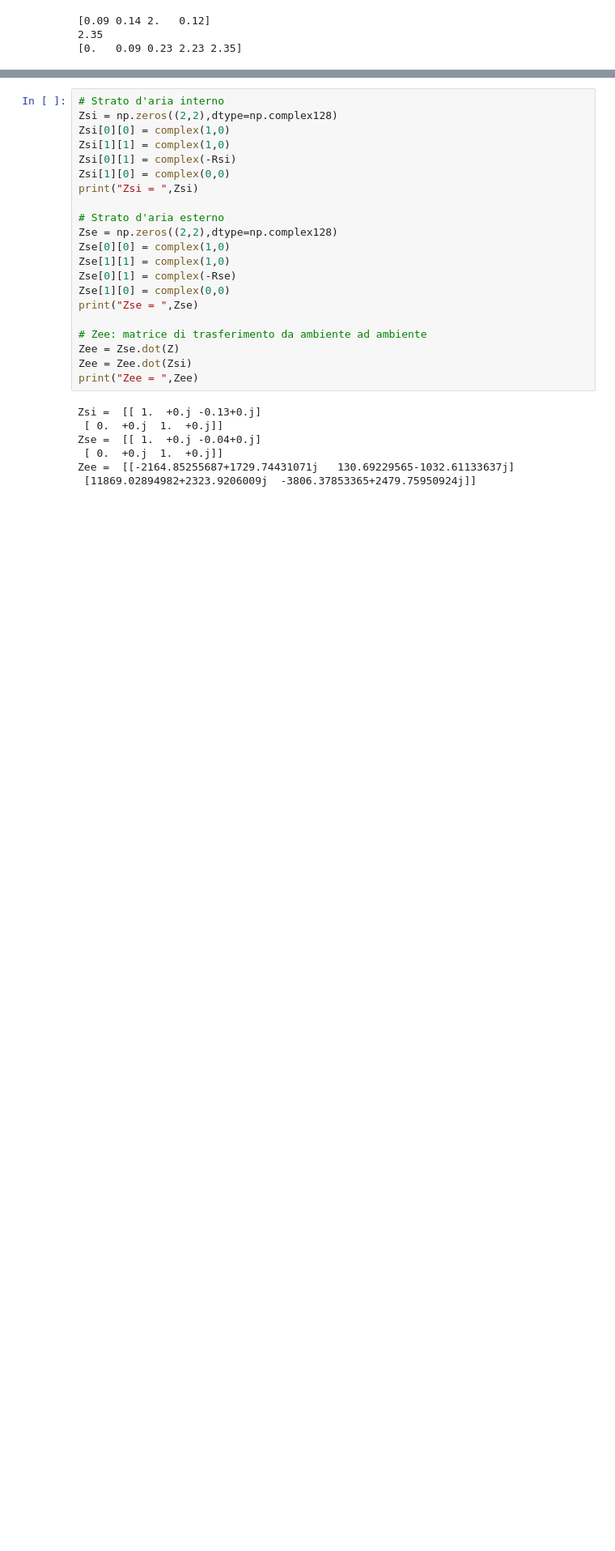
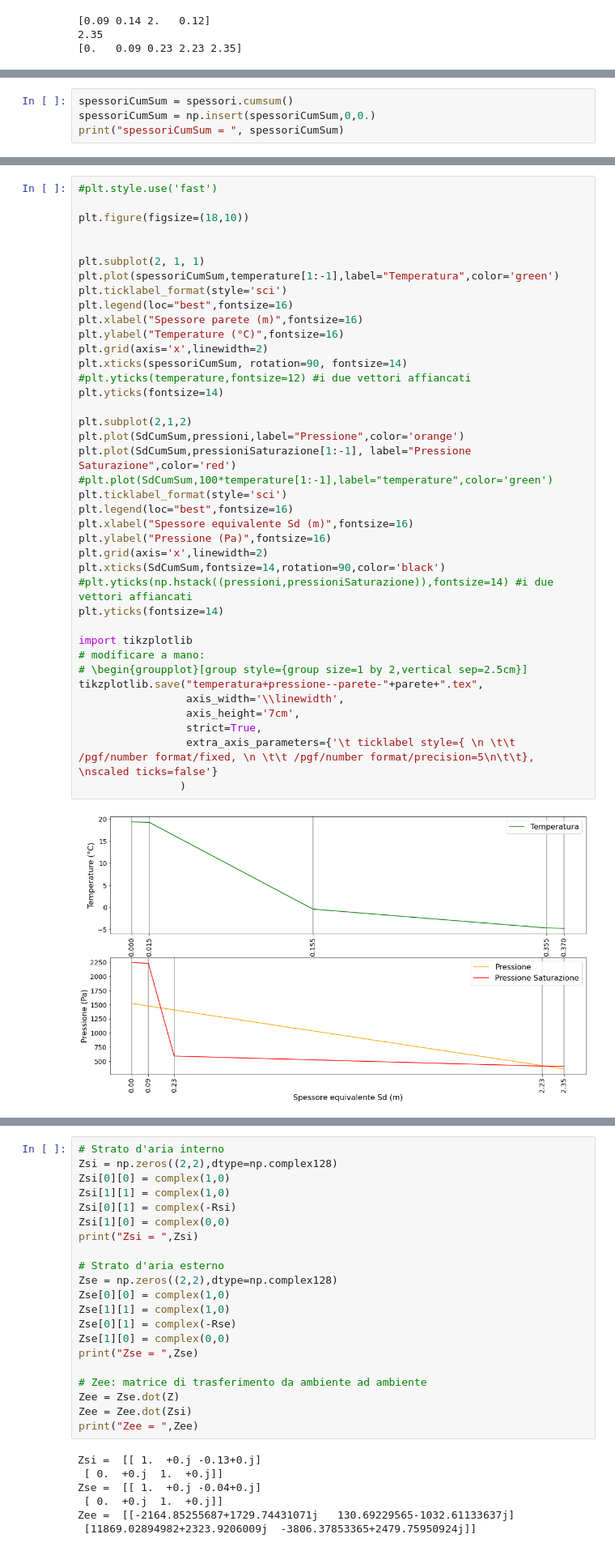
Before and after one commit to sononicola/Static-and-Dynamic-thermal-characterics-of-buildings-components, a Jupyter notebook: ThermBuildings.ipynb, the cells around one changed output, grey strips where cells are left out. Shown: that part at 81% size. Saved outputs shown, nothing was run; the diff lists cells and outputs as text; blank space fills up the shorter version.

```diff
--- a/ThermBuildings.ipynb
+++ b/ThermBuildings.ipynb
@@ -219,0 +198,4 @@ pSat= [2246.08000015 2228.95068222  591.10156509  429.97243875  427.30865375]
+# %%
+spessoriCumSum = spessori.cumsum()
+spessoriCumSum = np.insert(spessoriCumSum,0,0.)
+print("spessoriCumSum = ", spessoriCumSum)
@@ -219,0 +206,41 @@ pSat= [2246.08000015 2228.95068222  591.10156509  429.97243875  427.30865375]
+# %%
+#plt.style.use('fast')
+
+plt.figure(figsize=(18,10))
+
+
+plt.subplot(2, 1, 1)
+plt.plot(spessoriCumSum,temperature[1:-1],label="Temperatura",color='green')
+plt.ticklabel_format(style='sci')
+plt.legend(loc="best",fontsize=16)
+plt.xlabel("Spessore parete (m)",fontsize=16)
+plt.ylabel("Temperature (°C)",fontsize=16)
+plt.grid(axis='x',linewidth=2)
+plt.xticks(spessoriCumSum, rotation=90, fontsize=14)
+#plt.yticks(temperature,fontsize=12) #i due vettori affiancati
+plt.yticks(fontsize=14)
+
+plt.subplot(2,1,2)
+plt.plot(SdCumSum,pressioni,label="Pressione",color='orange')
+plt.plot(SdCumSum,pressioniSaturazione[1:-1], label="Pressione Saturazione",color='red')
+#plt.plot(SdCumSum,100*temperature[1:-1],label="temperature",color='green')
+plt.ticklabel_format(style='sci')
+plt.legend(loc="best",fontsize=16)
+plt.xlabel("Spessore equivalente Sd (m)",fontsize=16)
+plt.ylabel("Pressione (Pa)",fontsize=16)
+plt.grid(axis='x',linewidth=2)
+plt.xticks(SdCumSum,fontsize=14,rotation=90,color='black')
+#plt.yticks(np.hstack((pressioni,pressioniSaturazione)),fontsize=14) #i due vettori affiancati
+plt.yticks(fontsize=14)
+
+import tikzplotlib
+# modificare a mano:
+# \begin{groupplot}[group style={group size=1 by 2,vertical sep=2.5cm}]
+tikzplotlib.save("temperatura+pressione--parete-"+parete+".tex",
+                 axis_width='\\linewidth',
+                 axis_height='7cm',
+                 strict=True,
+                 extra_axis_parameters={'\t ticklabel style={ \n \t\t /pgf/number format/fixed, \n \t\t /pgf/number format/precision=5\n\t\t}, \nscaled ticks=false'}
+                )
+# %% [output]
+[figure, added]
```
Also changed, not shown: parts of 37 cells of this notebook.
